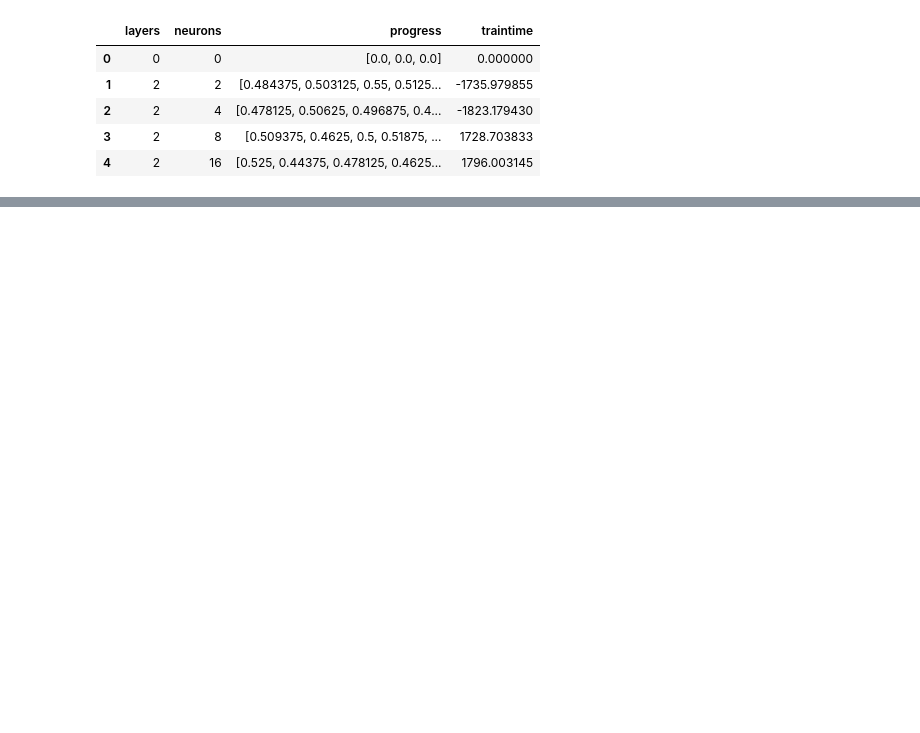
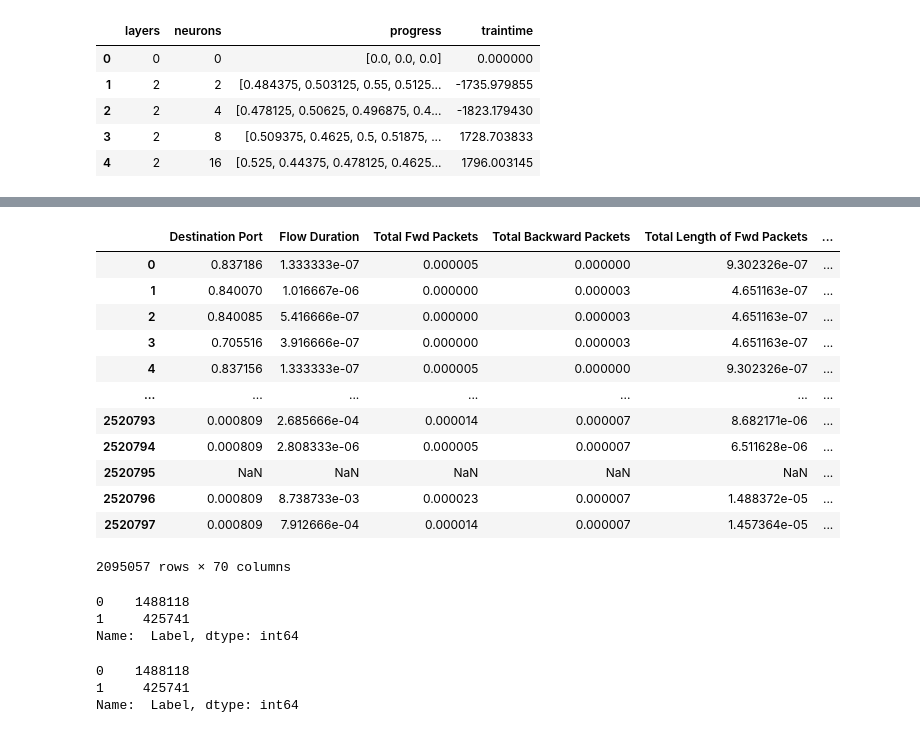
Before and after one commit to kahre96/master_IDS_ML, a Jupyter notebook: 2017_RL.ipynb, the cells around one changed output, grey strips where cells are left out. Drawn from its saved outputs; the diff is of its cells as text; code cells hidden in the pictures; blank space fills up the shorter version.

```diff
--- a/2017_RL.ipynb
+++ b/2017_RL.ipynb
@@ -549,0 +434,11 @@ data.head()
+# %%
+# create dataset with removed outliners??
+df = pd.read_feather("norm_bin_allfeat_CIC2017.feather")
+# %%
+# Define the names of the columns to be dropped
+cols_to_drop = [' Fwd Avg Packets/Bulk', ' Bwd Avg Packets/Bulk', ' RST Flag Count',
+                ' Bwd PSH Flags', ' Bwd URG Flags', 'Fwd Avg Bytes/Bulk',
+                'Bwd Avg Bulk Rate', ' Fwd Avg Bulk Rate', ' Bwd Avg Bytes/Bulk']
+
+# Use the drop method to remove the specified columns from the DataFrame
+df = df.drop(cols_to_drop, axis=1)
@@ -549,0 +454,10 @@ data.head()
+# %%
+from scipy import stats
+# Set the label you want to filter on
+label = 0
+
+# Select only the rows with the specified label
+df_label = df[df[' Label'] == label]
+
+# Calculate the Z-score for each column in the filtered DataFrame
+z = np.abs(stats.zscore(df_label))
@@ -549,0 +485,18 @@ data.head()
+# %%
+columns_to_include = [col for col in df.columns if col != ' Label']
+df_filtered[columns_to_include] = df_label[columns_to_include][(np.abs(stats.zscore(df_label[columns_to_include])) < 3).all(axis=1)]
+df_filtered
+# %% [output]
+|  | Destination Port | Flow Duration | Total Fwd Packets | Total Backward Packets | Total Length of Fwd Packets | ... |
+| 0 | 0.837186 | 1.333333e-07 | 0.000005 | 0.000000 | 9.302326e-07 | ... |
+| 1 | 0.840070 | 1.016667e-06 | 0.000000 | 0.000003 | 4.651163e-07 | ... |
+| 2 | 0.840085 | 5.416666e-07 | 0.000000 | 0.000003 | 4.651163e-07 | ... |
+| 3 | 0.705516 | 3.916666e-07 | 0.000000 | 0.000003 | 4.651163e-07 | ... |
+| 4 | 0.837156 | 1.333333e-07 | 0.000005 | 0.000000 | 9.302326e-07 | ... |
+| ... | ... | ... | ... | ... | ... | ... |
+| 2520793 | 0.000809 | 2.685666e-04 | 0.000014 | 0.000007 | 8.682171e-06 | ... |
+| 2520794 | 0.000809 | 2.808333e-06 | 0.000005 | 0.000007 | 6.511628e-06 | ... |
+| 2520795 | NaN | NaN | NaN | NaN | NaN | ... |
+| 2520796 | 0.000809 | 8.738733e-03 | 0.000023 | 0.000007 | 1.488372e-05 | ... |
+| 2520797 | 0.000809 | 7.912666e-04 | 0.000014 | 0.000007 | 1.457364e-05 | ... |
+2095057 rows × 70 columns
@@ -549,0 +506,6 @@ data.head()
+# %%
+df[' Label'].value_counts()
+# %% [output]
+0    1488118
+1     425741
+Name:  Label, dtype: int64
@@ -549,0 +514,6 @@ data.head()
+# %%
+df[' Label'].value_counts()
+# %% [output]
+0    1488118
+1     425741
+Name:  Label, dtype: int64
```
Also changed, not shown: parts of 50 cells of this notebook, 6 other files.
